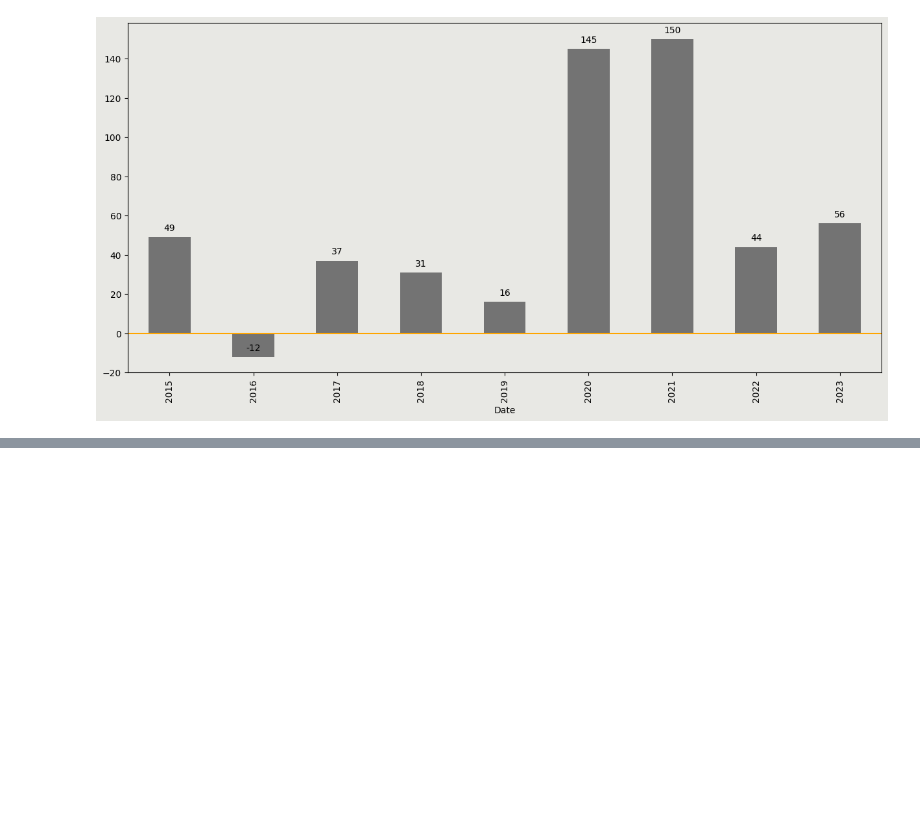
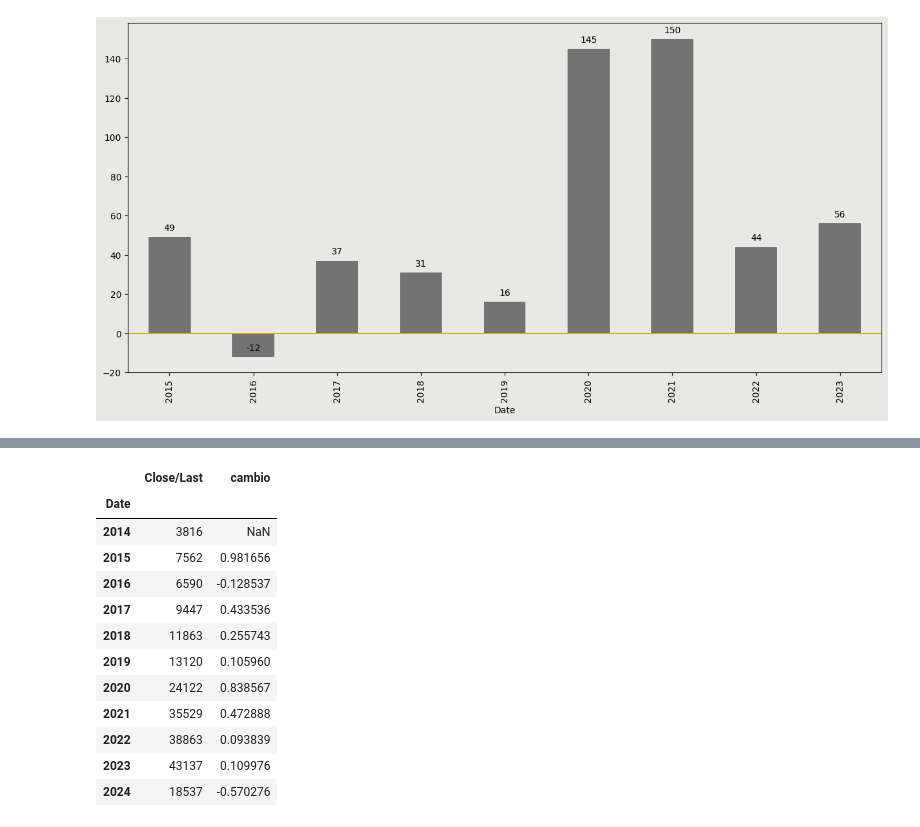
Before and after one commit to carlosgutierrezch/LSTM_Forecast, a Jupyter notebook: notebooks/EDA.ipynb, the cells around one changed output, grey strips where cells are left out. Saved outputs shown, nothing was run; the diff lists cells and outputs as text; code cells hidden in the pictures; blank space fills up the shorter version.

```diff
--- a/notebooks/EDA.ipynb
+++ b/notebooks/EDA.ipynb
@@ -224,0 +187,20 @@ plt.show()
+# %%
+window_4= df.groupby(df.index.year).agg({'Close/Last':'sum'}).astype(int)
+# %%
+window_4["cambio"]= window_4["Close/Last"].pct_change()
+# %%
+window_4
+# %% [output]
+|  | Close/Last | cambio |
+| Date |  |  |
+| 2014 | 3816 | NaN |
+| 2015 | 7562 | 0.981656 |
+| 2016 | 6590 | -0.128537 |
+| 2017 | 9447 | 0.433536 |
+| 2018 | 11863 | 0.255743 |
+| 2019 | 13120 | 0.105960 |
+| 2020 | 24122 | 0.838567 |
+| 2021 | 35529 | 0.472888 |
+| 2022 | 38863 | 0.093839 |
+| 2023 | 43137 | 0.109976 |
+| 2024 | 18537 | -0.570276 |
```
Also changed, not shown: parts of 10 cells of this notebook.
